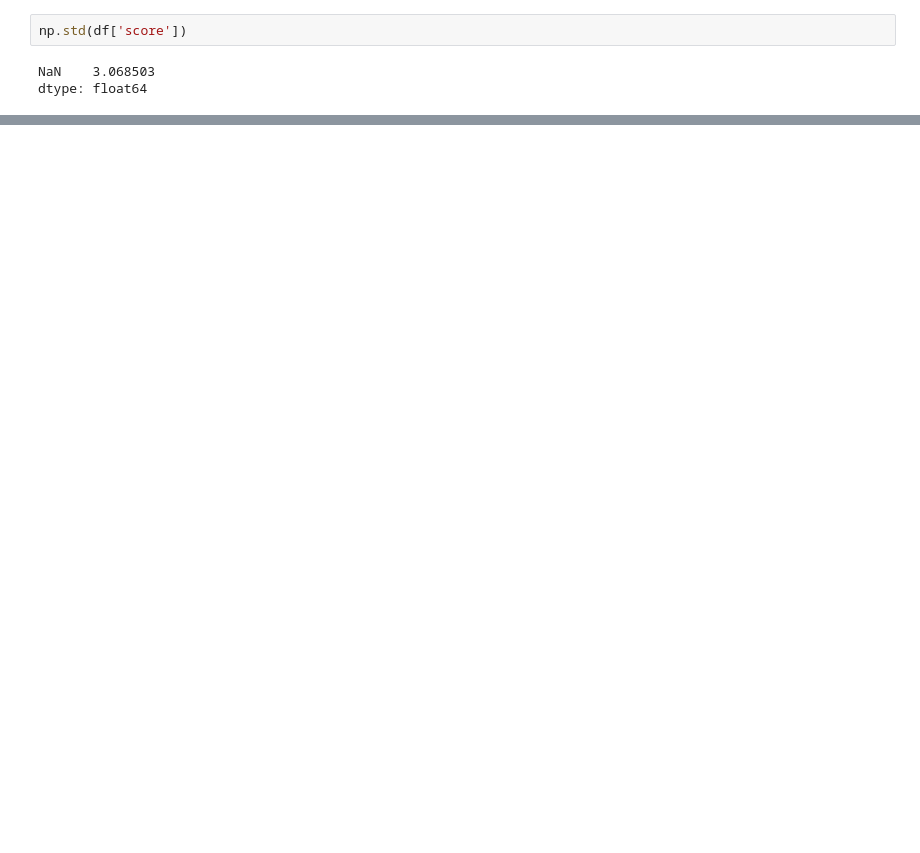
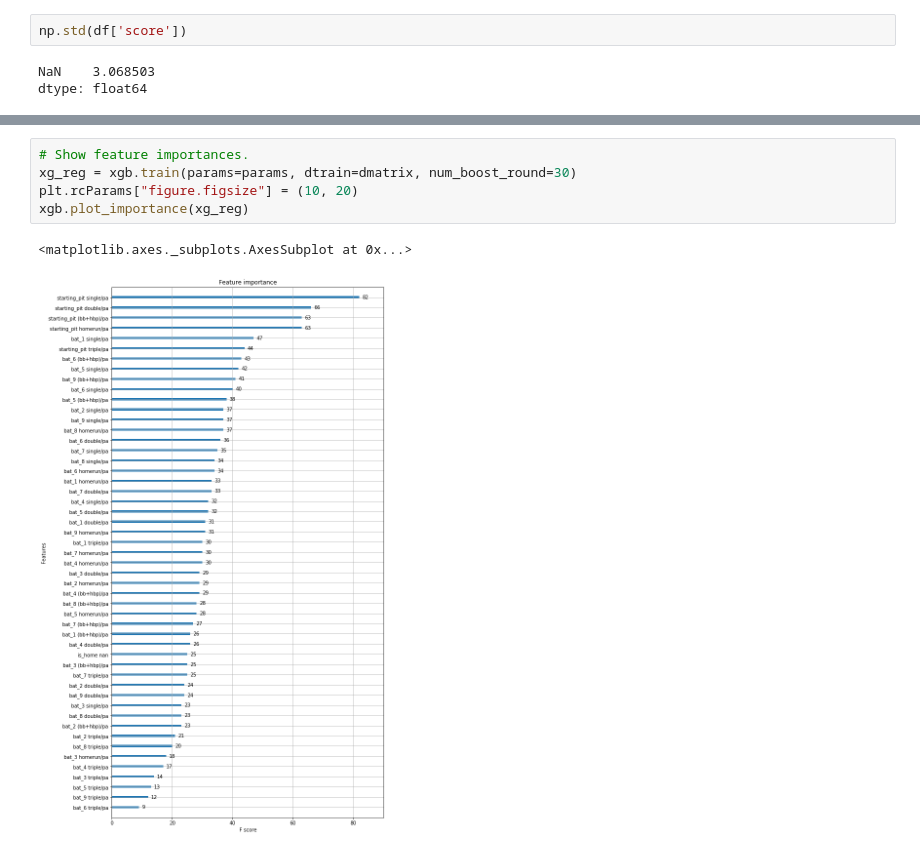
Before and after one commit to yonsweng/baseball-win-prediction, a Jupyter notebook: working/win-prediction.ipynb, the cells around one changed output, grey strips where cells are left out. Cells and saved outputs as stored; diff of their text form; blank space fills up the shorter version.

```diff
--- a/working/win-prediction.ipynb
+++ b/working/win-prediction.ipynb
@@ -198,0 +213,8 @@ rms
+# %%
+# Show feature importances.
+xg_reg = xgb.train(params=params, dtrain=dmatrix, num_boost_round=30)
+plt.rcParams["figure.figsize"] = (10, 20)
+xgb.plot_importance(xg_reg)
+# %% [output]
+<matplotlib.axes._subplots.AxesSubplot at 0x...>
+[figure, added]
```
Also changed, not shown: parts of 12 cells of this notebook.
